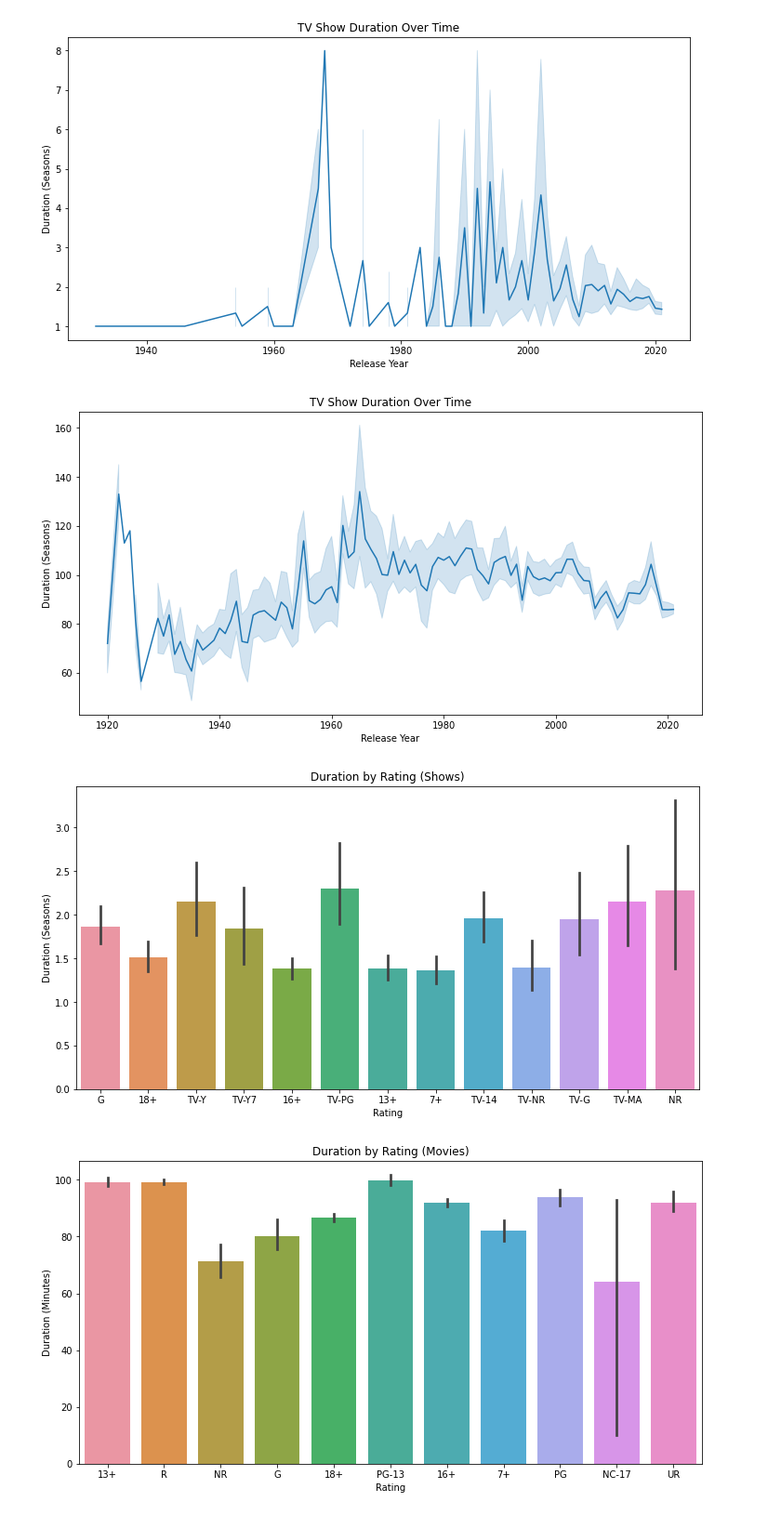
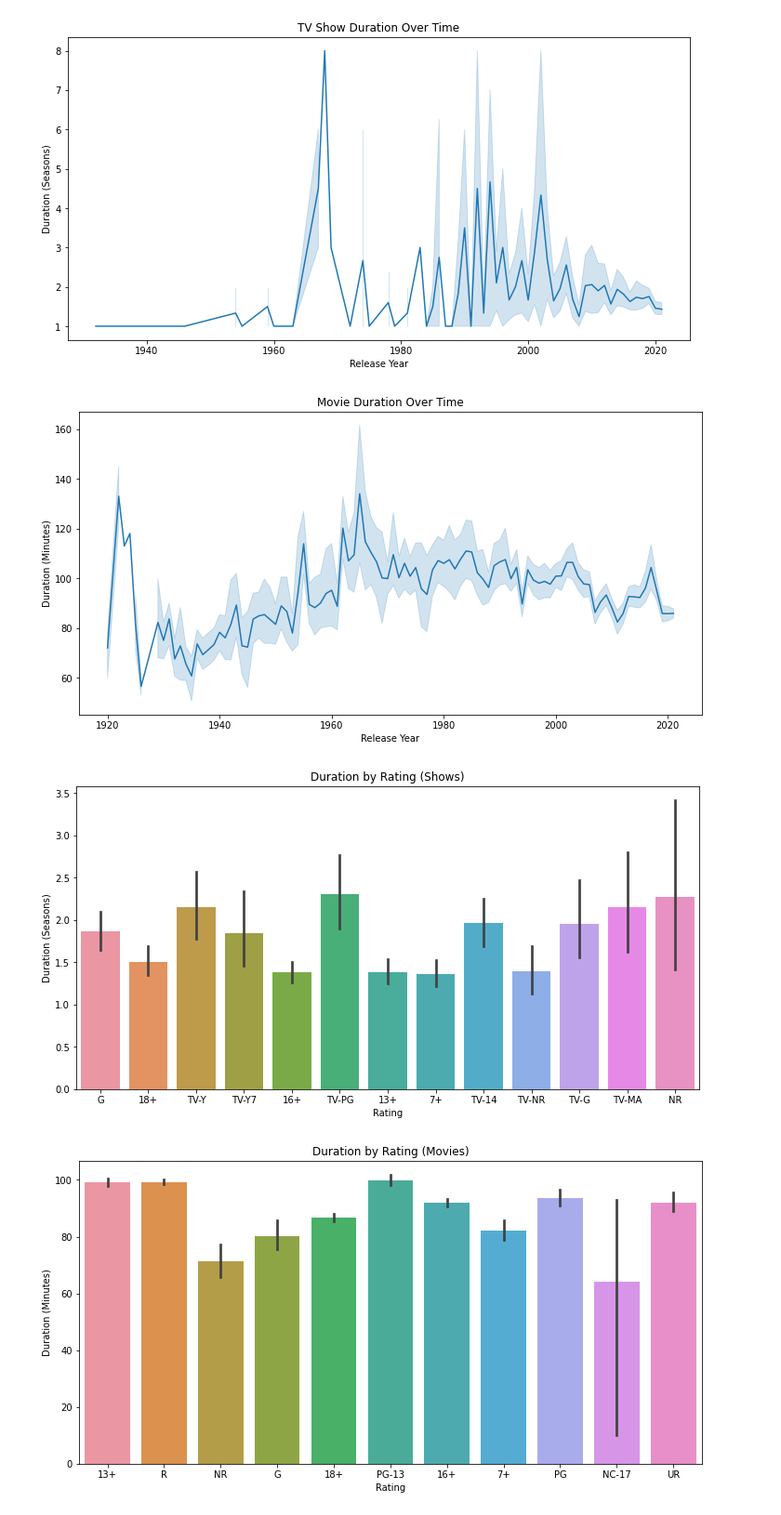
Before and after one commit to RSample12/DA-Capstone-Project, a Jupyter notebook: amazon_eda.ipynb, the cells around one changed output. Shown at 93% size. Drawn from its saved outputs; the diff is of its cells as text; code cells hidden in the pictures.

```diff
--- a/amazon_eda.ipynb
+++ b/amazon_eda.ipynb
@@ -84,9 +84,9 @@ memory usage: 906.5+ KB
 df_amazon.dropna(subset='rating', inplace=True)
 df_amazon.drop('date_added', axis=1, inplace=True) # date_added mostly null so drop
 # fill unknown director and cast with empty str
-df_amazon['director'] = df_amazon['director'].fillna('')
-df_amazon['cast'] = df_amazon['cast'].fillna('')
-df_amazon['country'] = df_amazon['country'].fillna('')
+df_amazon['director'] = df_amazon['director'].fillna('unknown')
+df_amazon['cast'] = df_amazon['cast'].fillna('unknown')
+df_amazon['country'] = df_amazon['country'].fillna('unknown')
 df_amazon.info()
 # %% [output]
 <class 'pandas.core.frame.DataFrame'>
@@ -156,8 +156,8 @@ dtype: int64
 def new_duration(string):
     return int(string.split()[0])
 # %%
-df_amazon['int_duration'] = df_amazon['duration'].apply(new_duration)
-df_amazon['int_duration'].head()
+df_amazon['duration'] = df_amazon['duration'].apply(new_duration)
+df_amazon['duration'].head()
 # %% [output]
 1     110
 15      1
@@ -243,21 +243,21 @@ plt.show()
 [figure]
 # %%
 plt.figure(figsize=(12,6))
-sns.lineplot(data=df_movies, x='release_year', y='int_duration')
-plt.title('TV Show Duration Over Time')
+sns.lineplot(data=df_movies, x='release_year', y='duration')
+plt.title('Movie Duration Over Time')
 plt.xlabel('Release Year')
-plt.ylabel('Duration (Seasons)')
+plt.ylabel('Duration (Minutes)')
 plt.show()
 # %% [output]
-[figure, old version]
+[figure, new version]
 # %%
 plt.figure(figsize=(12,6))
-sns.barplot(data=df_shows, x='rating', y='int_duration')
+sns.barplot(data=df_shows, x='rating', y='duration')
 plt.title('Duration by Rating (Shows)')
 plt.xlabel('Rating')
 plt.ylabel('Duration (Seasons)')
 plt.show()
 # %% [output]
-[figure, old version]
+[figure, new version]
 # %%
 plt.figure(figsize=(12,6))
```
Also changed, not shown: parts of 10 cells of this notebook, 5 other files.
